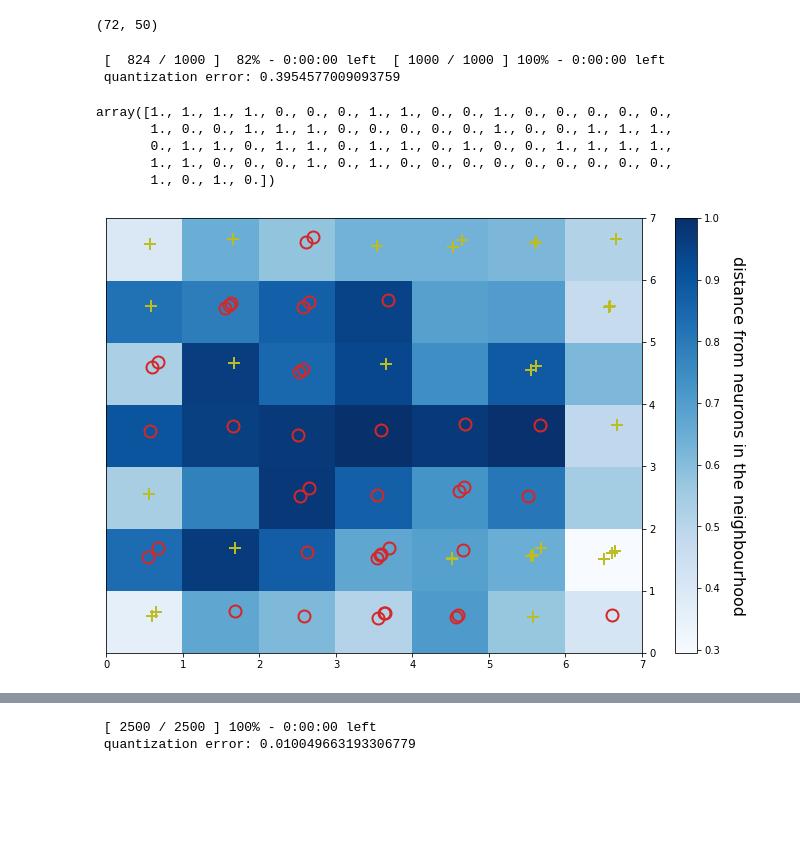
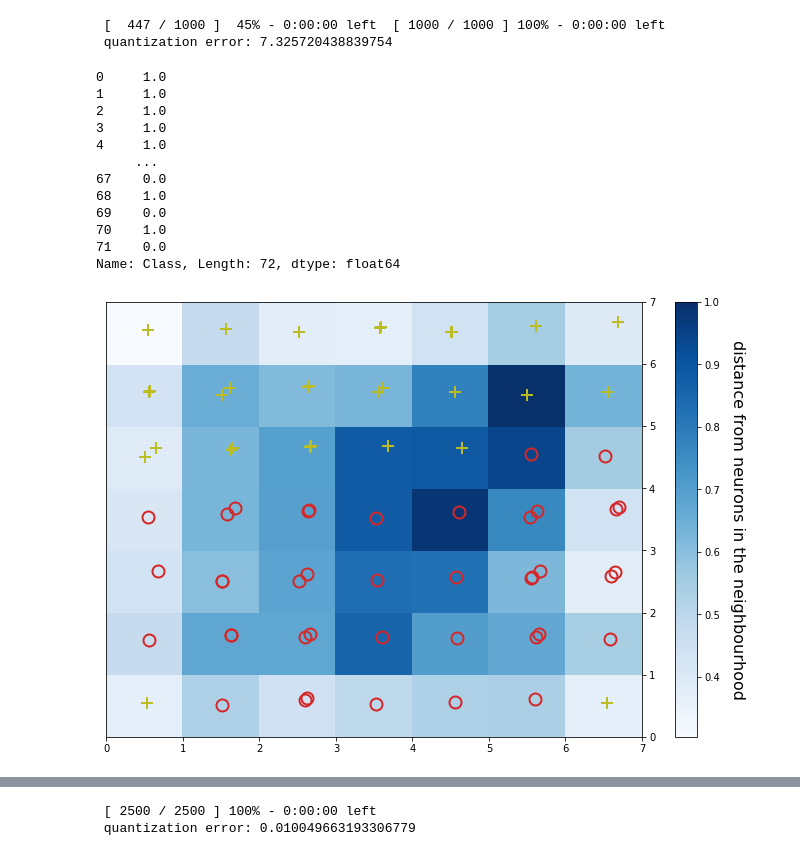
Before and after one commit to Janbinkowski96/CLL_analysis, a Jupyter notebook: CLL_SOM/SOM.ipynb, the cells around one changed output, grey strips where cells are left out. Drawn from its saved outputs; the diff is of its cells as text; code cells hidden in the pictures; blank space fills up the shorter version.

Commit message:
Added new SOM 2x1, updated results regarding to new data

```diff
--- a/CLL_SOM/SOM.ipynb
+++ b/CLL_SOM/SOM.ipynb
@@ -48,30 +52,33 @@ reduced_features_space = kpca.fit_transform(features_space.values)
-# %%
-reduced_features_space.shape
-# %% [output]
-(72, 50)
 # %%
-grid = 5 * reduced_features_space.shape[0]**0.5
+grid = 5 * features_space.shape[0]**0.5
 grid = int(round(grid ** 0.5, 0))
-dim = reduced_features_space.shape[1]
+dim = features_space.shape[1]
 # %%
 som = MiniSom(grid, grid,
               input_len=dim,
-              sigma=0.8,
+              sigma=.5,
               learning_rate=1,
-             topology="hexagonal",
              random_seed=101) # initialization of SOM
 # %%
-som.random_weights_init(reduced_features_space)
-som.train(reduced_features_space, 1000, verbose=True)
+som.random_weights_init(features_space)
+som.train(features_space, 1000, verbose=True)
 # %% [output]
- [  824 / 1000 ]  82% - 0:00:00 left  [ 1000 / 1000 ] 100% - 0:00:00 left
- quantization error: 0.3954577009093759
+ [  447 / 1000 ]  45% - 0:00:00 left  [ 1000 / 1000 ] 100% - 0:00:00 left
+ quantization error: 7.325720438839754
 # %%
-target = data.loc["Phenotypes segregation", :].values.ravel()
-target
+target = data["Phenotypes segregation"].values.ravel()
+t = pd.Series(target, name="Class")
+t
 # %% [output]
-array([1., 1., 1., 1., 0., 0., 0., 1., 1., 0., 0., 1., 0., 0., 0., 0., 0.,
-       1., 0., 0., 1., 1., 1., 0., 0., 0., 0., 0., 1., 0., 0., 1., 1., 1.,
-       0., 1., 1., 0., 1., 1., 0., 1., 1., 0., 1., 0., 0., 1., 1., 1., 1.,
-       1., 1., 0., 0., 0., 1., 0., 1., 0., 0., 0., 0., 0., 0., 0., 0., 0.,
-       1., 0., 1., 0.])
+0     1.0
+1     1.0
+2     1.0
+3     1.0
+4     1.0
+     ...
+67    0.0
+68    1.0
+69    0.0
+70    1.0
+71    0.0
+Name: Class, Length: 72, dtype: float64
@@ -80,28 +85,28 @@ t = pd.Series(target, name="Class")
 # %%
 markers = ['o', '+']
 colors = ['C3', 'C8']
 np.random.seed = 101
 
 fig, ax = plt.subplots(figsize=(12, 8))
 x = ax.pcolor(som.distance_map().T, cmap='Blues')
 fig.colorbar(mappable=x)
 
-for cnt, xx in enumerate(reduced_features_space):
+for cnt, xx in enumerate(features_space):
     w = som.winner(xx)  # getting the winner
 
     # palce a marker on the winning position for the sample xx
     r = np.random.random_sample() / 5
     ax.plot(w[0]+0.5 + r, w[1]+0.5 + r, markers[int(target[cnt])], markerfacecolor='None',
              markeredgecolor=colors[int(target[cnt])],
              markersize=12,
              markeredgewidth=2)
 
 
 ax.yaxis.set_label_position("right")
 ax.yaxis.tick_right()
 ax.set_ylabel('distance from neurons in the neighbourhood',
                   rotation=270, fontsize=16, labelpad=90)
 
 plt.show()
 # %% [output]
-[figure, old version]
+[figure, new version]
```
Also changed, not shown: parts of 21 cells of this notebook.
